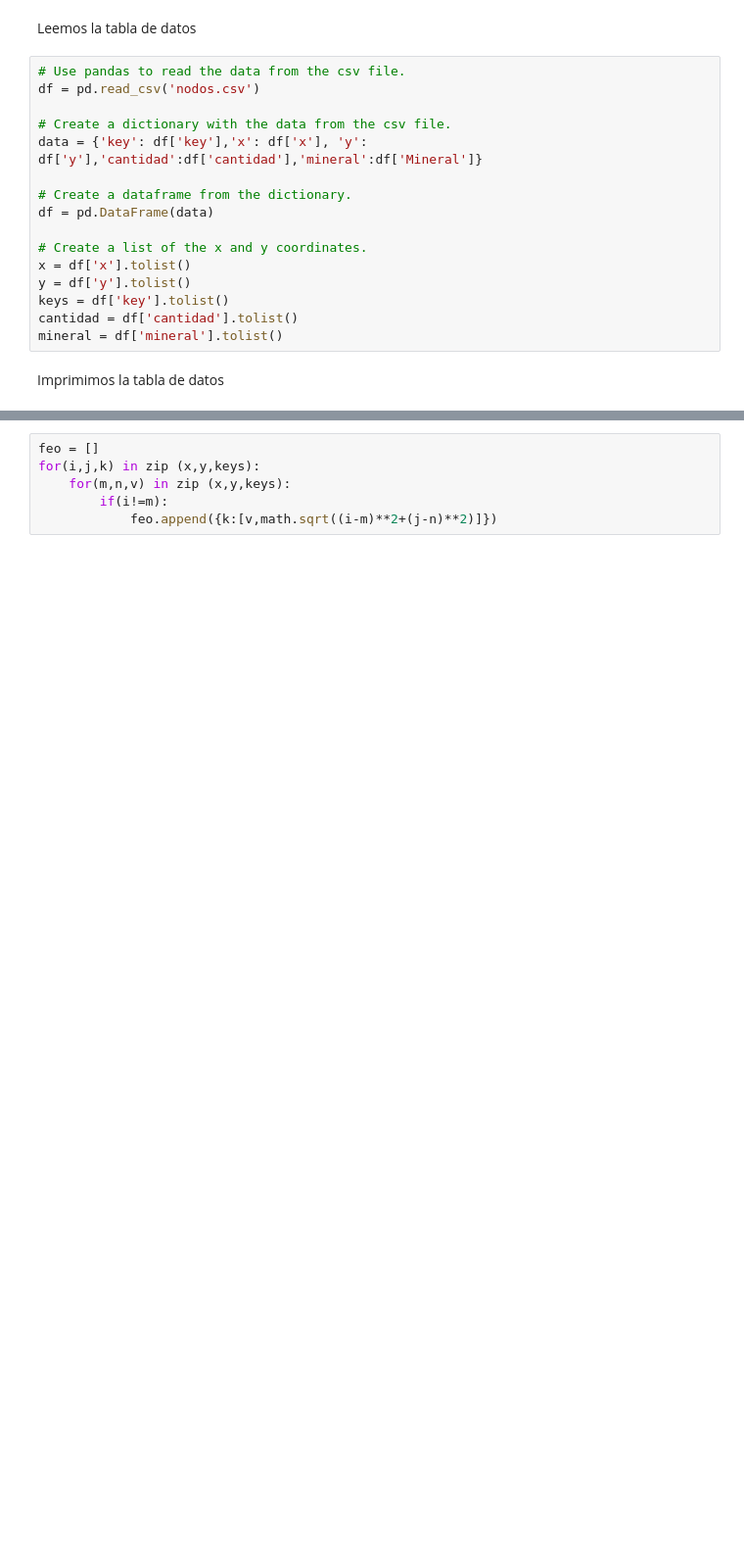
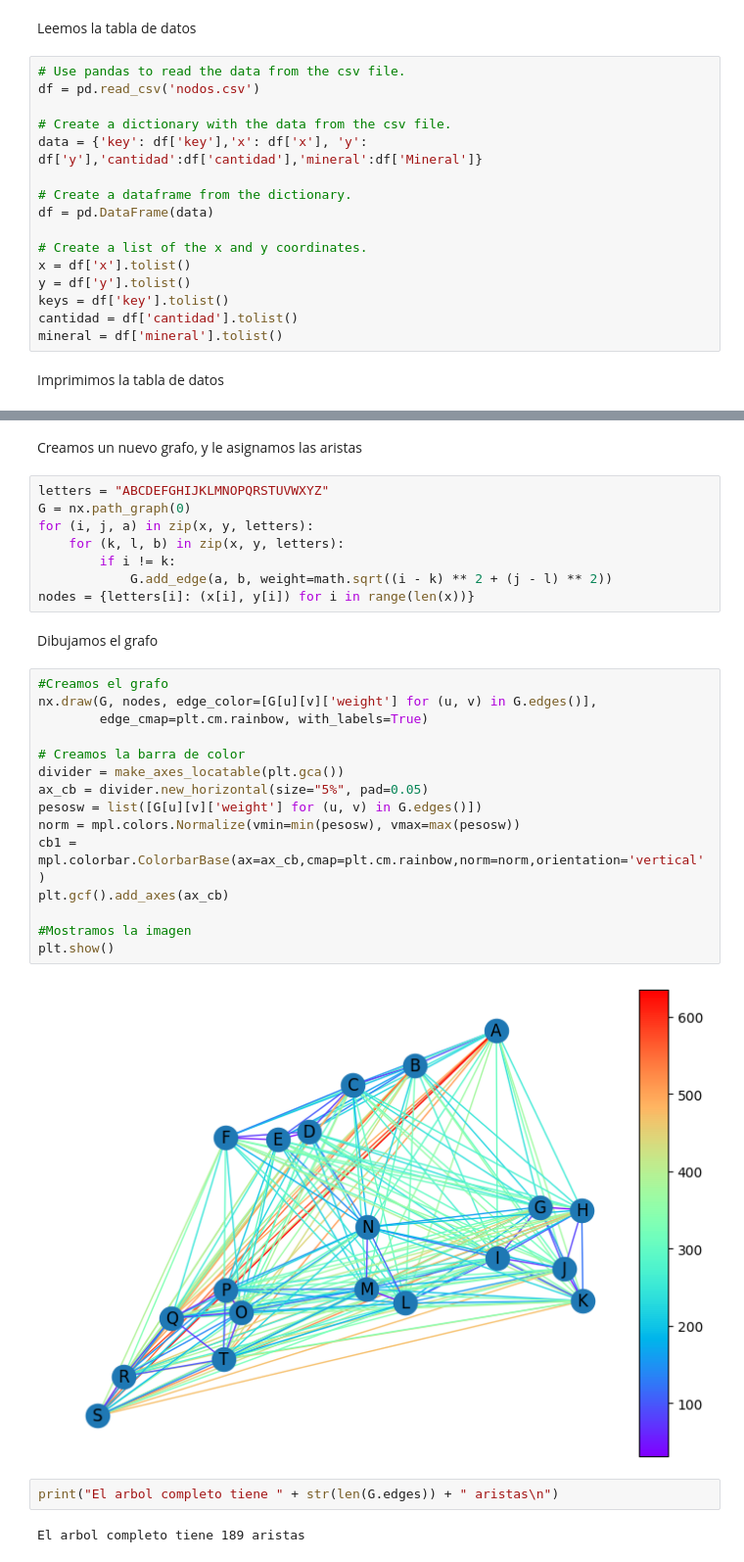
Before and after one commit to jorge1b3/Grafos, a Jupyter notebook: Principal.ipynb, the cells around one changed output, grey strips where cells are left out. Shown at 98% size. Drawn from its saved outputs; the diff is of its cells as text; blank space fills up the shorter version.

Commit message:
Copiando todo al notebook. Agregando barra de color

```diff
--- a/Principal.ipynb
+++ b/Principal.ipynb
@@ -34,6 +52,33 @@ Creamos variables para iterar e iteramos en la matriz, para hallar los pesos
+# %% [markdown]
+Creamos un nuevo grafo, y le asignamos las aristas
 # %%
-feo = []
-for(i,j,k) in zip (x,y,keys):
-    for(m,n,v) in zip (x,y,keys):
-        if(i!=m):
-            feo.append({k:[v,math.sqrt((i-m)**2+(j-n)**2)]})
+letters = "ABCDEFGHIJKLMNOPQRSTUVWXYZ"
+G = nx.path_graph(0)
+for (i, j, a) in zip(x, y, letters):
+    for (k, l, b) in zip(x, y, letters):
+        if i != k:
+            G.add_edge(a, b, weight=math.sqrt((i - k) ** 2 + (j - l) ** 2))
+nodes = {letters[i]: (x[i], y[i]) for i in range(len(x))}
+# %% [markdown]
+Dibujamos el grafo
+# %%
+#Creamos el grafo
+nx.draw(G, nodes, edge_color=[G[u][v]['weight'] for (u, v) in G.edges()],
+        edge_cmap=plt.cm.rainbow, with_labels=True)
+
+# Creamos la barra de color
+divider = make_axes_locatable(plt.gca())
+ax_cb = divider.new_horizontal(size="5%", pad=0.05)
+pesosw = list([G[u][v]['weight'] for (u, v) in G.edges()])
+norm = mpl.colors.Normalize(vmin=min(pesosw), vmax=max(pesosw))
+cb1 = mpl.colorbar.ColorbarBase(ax=ax_cb,cmap=plt.cm.rainbow,norm=norm,orientation='vertical')
+plt.gcf().add_axes(ax_cb)
+
+#Mostramos la imagen
+plt.show()
+# %% [output]
+[figure, added]
+# %%
+print("El arbol completo tiene " + str(len(G.edges)) + " aristas\n")
+# %% [output]
+El arbol completo tiene 189 aristas
```
Also changed, not shown: parts of 10 cells of this notebook.
